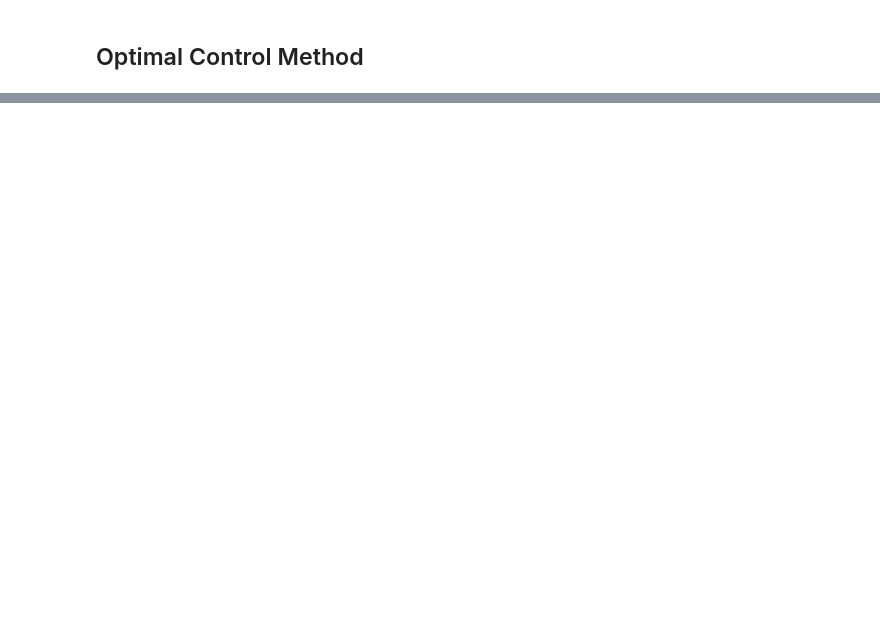
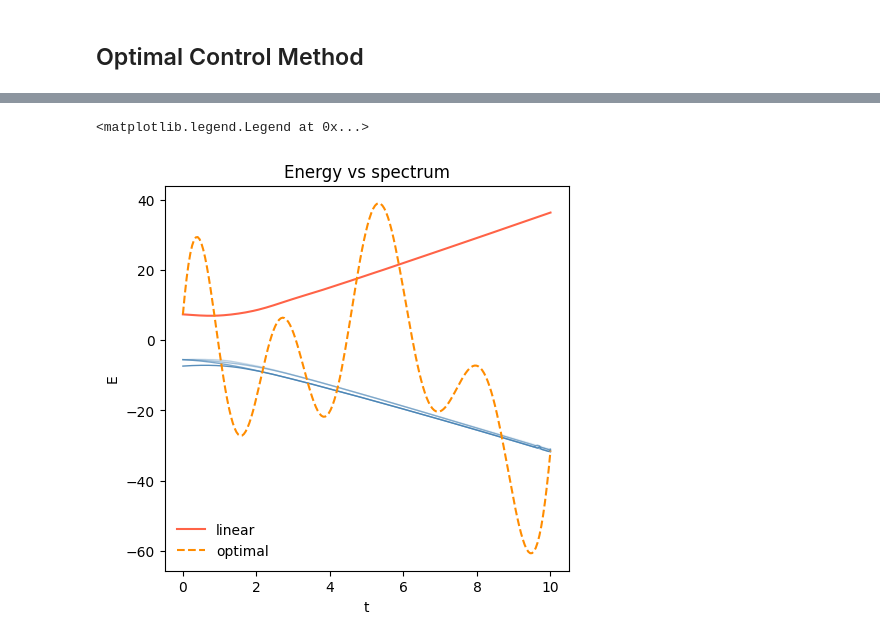
Before and after one commit to emacosta95/Magic4Annealing, a Jupyter notebook: ExploringMaxCut.ipynb, the cells around one changed output, grey strips where cells are left out. Drawn from its saved outputs; the diff is of its cells as text; code cells hidden in the pictures; blank space fills up the shorter version.

```diff
--- a/ExploringMaxCut.ipynb
+++ b/ExploringMaxCut.ipynb
@@ -130,0 +207,29 @@ energy = model.forward(model.parameters)
+# %%
+import matplotlib.pyplot as plt
+import matplotlib.gridspec as gridspec
+
+fig = plt.figure(figsize=(12, 5))
+gs = gridspec.GridSpec(1, 2, hspace=0.3, wspace=0.3)
+
+# ── 1. Energy vs time + spectrum ─────────────────────────────────────────────
+ax1 = fig.add_subplot(gs[0, 0])
+
+# spectrum levels
+for lvl in range(nlevels):
+    ax1.plot(time, spectrum[:, lvl], color='steelblue', alpha=0.9 - 0.2 * lvl, linewidth=1)
+
+# shade the gap
+#ax1.fill_between(time, spectrum[:, 0], spectrum[:, 1], alpha=0.15, color='steelblue', label='gap')
+
+# energies
+ax1.plot(time, energy_linear,  label='linear',  color='tomato',      linewidth=1.5)
+ax1.plot(time, energy_optimal, label='optimal', color='darkorange',  linewidth=1.5, linestyle='--')
+
+ax1.set_xlabel('t')
+ax1.set_ylabel('E')
+ax1.set_title('Energy vs spectrum')
+
+ax1.legend(frameon=False)
+# %% [output]
+<matplotlib.legend.Legend at 0x...>
+[figure, added]
```
Also changed, not shown: parts of 13 cells of this notebook, 4 other files.
